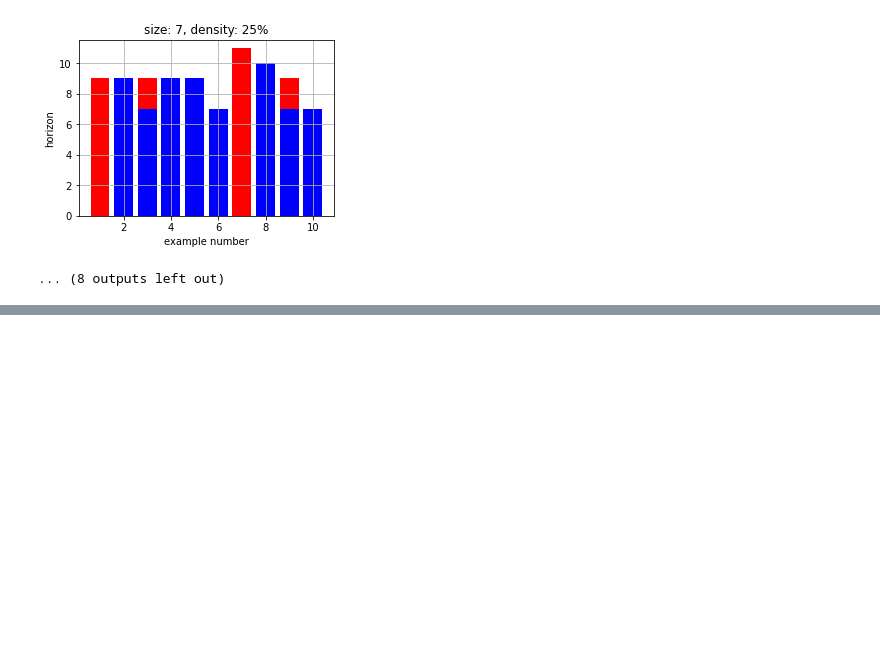
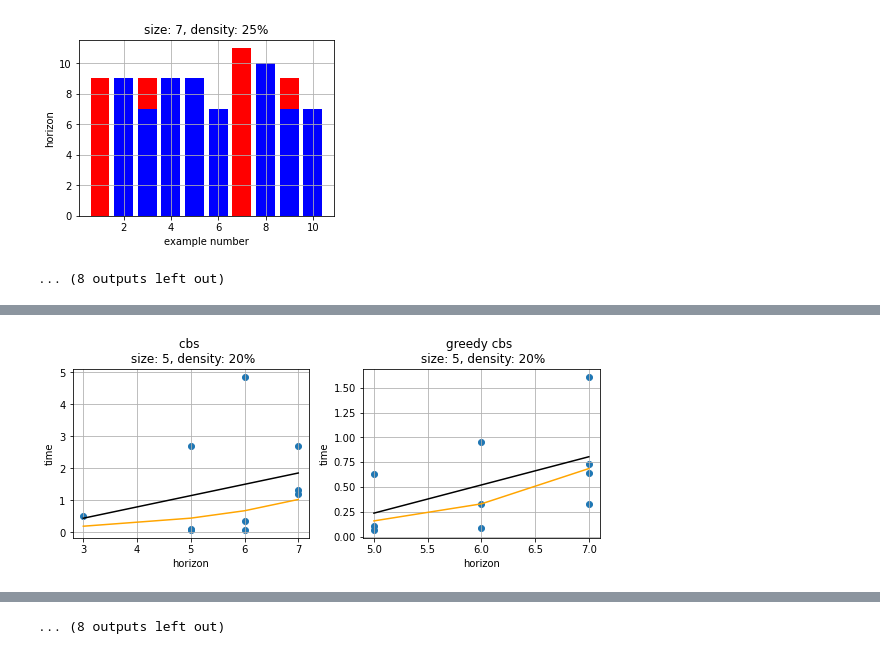
Before and after one commit to Philomena892/AndreevMoek, a Jupyter notebook: CBS/newDataAnalysis.ipynb, the cells around one changed output, grey strips where cells are left out. Drawn from its saved outputs; the diff is of its cells as text; code cells hidden in the pictures; blank space fills up the shorter version.

```diff
--- a/CBS/newDataAnalysis.ipynb
+++ b/CBS/newDataAnalysis.ipynb
@@ -524,2 +632,4 @@ compareScatterTimeExp(catList, greedyCatList, 'pathlength')
 # %%
-compareScatterTime(catList, greedyCatList, 'horizon')
+compareScatterTimeExp(catList, greedyCatList, 'horizon')
+# %% [output]
+[figure, added]
@@ -526 +647,2 @@ compareScatterTime(catList, greedyCatList, 'horizon')
+... (8 outputs left out)
 # %%
```
Also changed, not shown: parts of 15 cells of this notebook.
